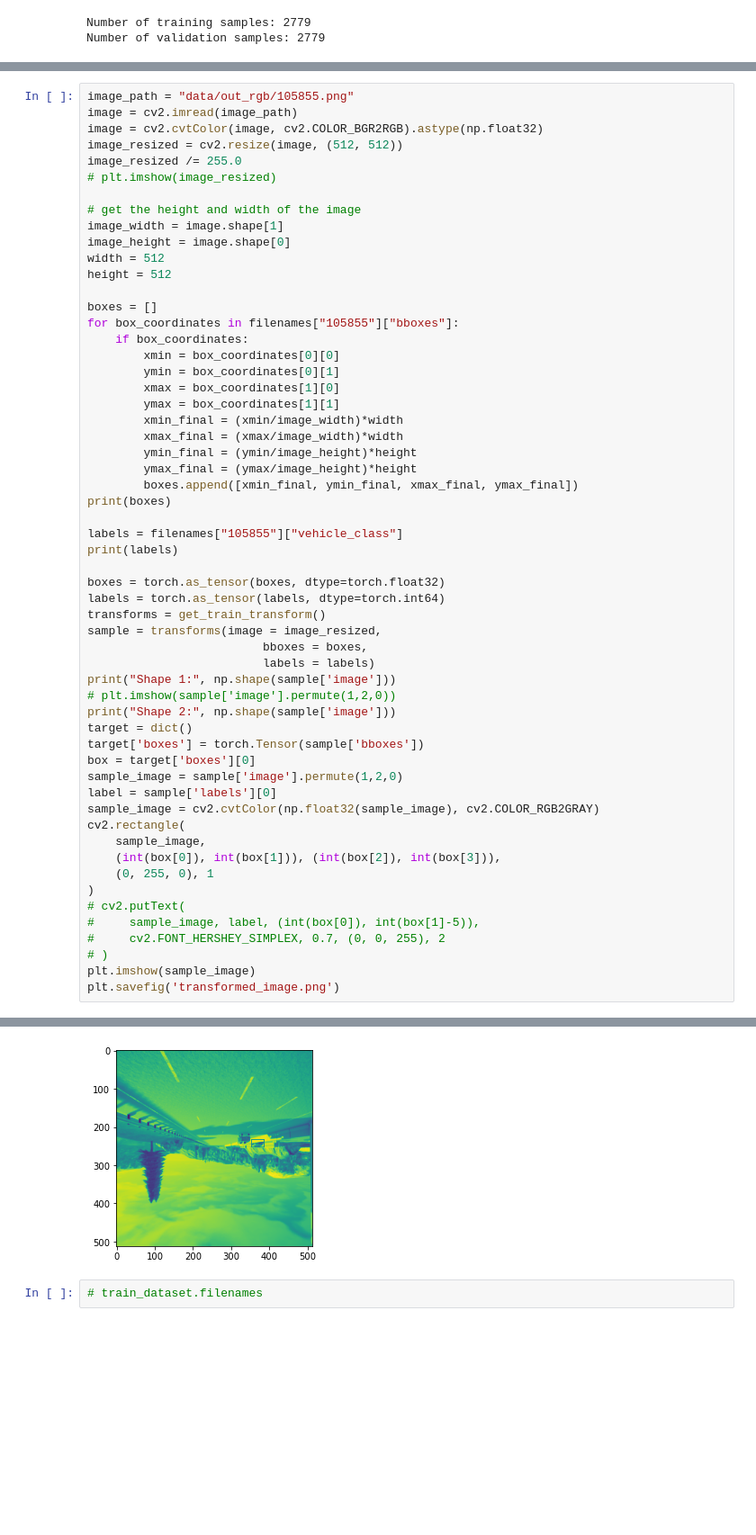
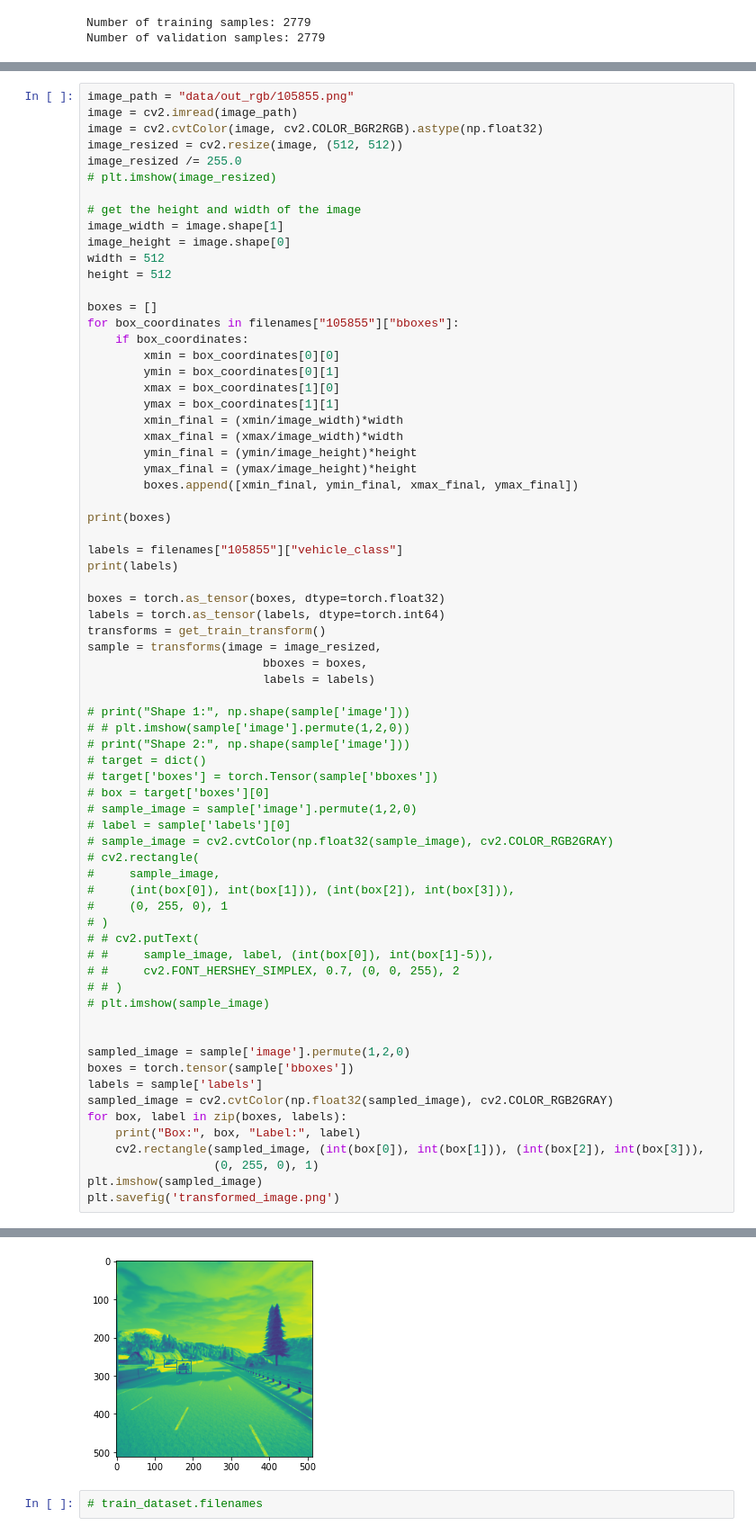
Before and after one commit to Karthik-Ragunath/Semantic-Object-Detection, a Jupyter notebook: faster_rcnn.ipynb, the cells around one changed output, grey strips where cells are left out. Shown at 90% size. Drawn from its saved outputs; the diff is of its cells as text; blank space fills up the shorter version.

```diff
--- a/faster_rcnn.ipynb
+++ b/faster_rcnn.ipynb
@@ -455,6 +463,7 @@ for box_coordinates in filenames["105855"]["bboxes"]:
         ymin_final = (ymin/image_height)*height
         ymax_final = (ymax/image_height)*height
         boxes.append([xmin_final, ymin_final, xmax_final, ymax_final])
+
 print(boxes)
 
 labels = filenames["105855"]["vehicle_class"]
@@ -466,25 +475,37 @@ transforms = get_train_transform()
 sample = transforms(image = image_resized,
                          bboxes = boxes,
                          labels = labels)
-print("Shape 1:", np.shape(sample['image']))
-# plt.imshow(sample['image'].permute(1,2,0))
-print("Shape 2:", np.shape(sample['image']))
-target = dict()
-target['boxes'] = torch.Tensor(sample['bboxes'])
-box = target['boxes'][0]
-sample_image = sample['image'].permute(1,2,0)
-label = sample['labels'][0]
-sample_image = cv2.cvtColor(np.float32(sample_image), cv2.COLOR_RGB2GRAY)
-cv2.rectangle(
-    sample_image,
-    (int(box[0]), int(box[1])), (int(box[2]), int(box[3])),
-    (0, 255, 0), 1
-)
-# cv2.putText(
-#     sample_image, label, (int(box[0]), int(box[1]-5)),
-#     cv2.FONT_HERSHEY_SIMPLEX, 0.7, (0, 0, 255), 2
+
+# print("Shape 1:", np.shape(sample['image']))
+# # plt.imshow(sample['image'].permute(1,2,0))
+# print("Shape 2:", np.shape(sample['image']))
+# target = dict()
+# target['boxes'] = torch.Tensor(sample['bboxes'])
+# box = target['boxes'][0]
+# sample_image = sample['image'].permute(1,2,0)
+# label = sample['labels'][0]
+# sample_image = cv2.cvtColor(np.float32(sample_image), cv2.COLOR_RGB2GRAY)
+# cv2.rectangle(
+#     sample_image,
+#     (int(box[0]), int(box[1])), (int(box[2]), int(box[3])),
+#     (0, 255, 0), 1
 # )
-plt.imshow(sample_image)
+# # cv2.putText(
+# #     sample_image, label, (int(box[0]), int(box[1]-5)),
+# #     cv2.FONT_HERSHEY_SIMPLEX, 0.7, (0, 0, 255), 2
+# # )
+# plt.imshow(sample_image)
+
+
+sampled_image = sample['image'].permute(1,2,0)
+boxes = torch.tensor(sample['bboxes'])
+labels = sample['labels']
+sampled_image = cv2.cvtColor(np.float32(sampled_image), cv2.COLOR_RGB2GRAY)
+for box, label in zip(boxes, labels):
+    print("Box:", box, "Label:", label)
+    cv2.rectangle(sampled_image, (int(box[0]), int(box[1])), (int(box[2]), int(box[3])),
+                  (0, 255, 0), 1)
+plt.imshow(sampled_image)
 plt.savefig('transformed_image.png')
 # %% [output]
 [[125.29588276812201, 258.590878565645, 158.6771996454077, 278.5940573601272], [158.35721974592755, 261.33879493009005, 196.21770768110656, 295.4915665813042]]
@@ -494,4 +515,4 @@ Shape 2: torch.Size([3, 512, 512])
-[figure, old version]
+[figure, new version]
 # %%
 # train_dataset.filenames
 # %%
```
Also changed, not shown: parts of 13 cells of this notebook, 1 other file.
